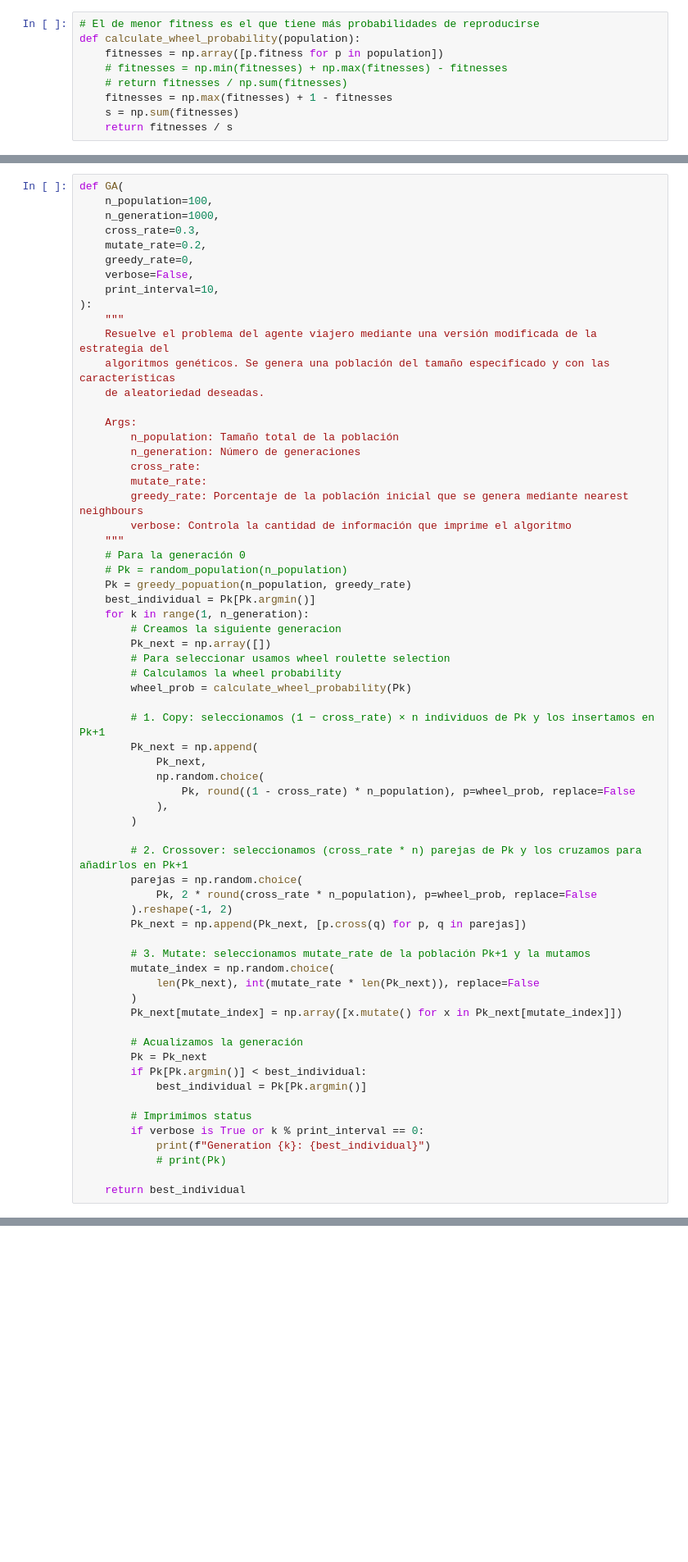
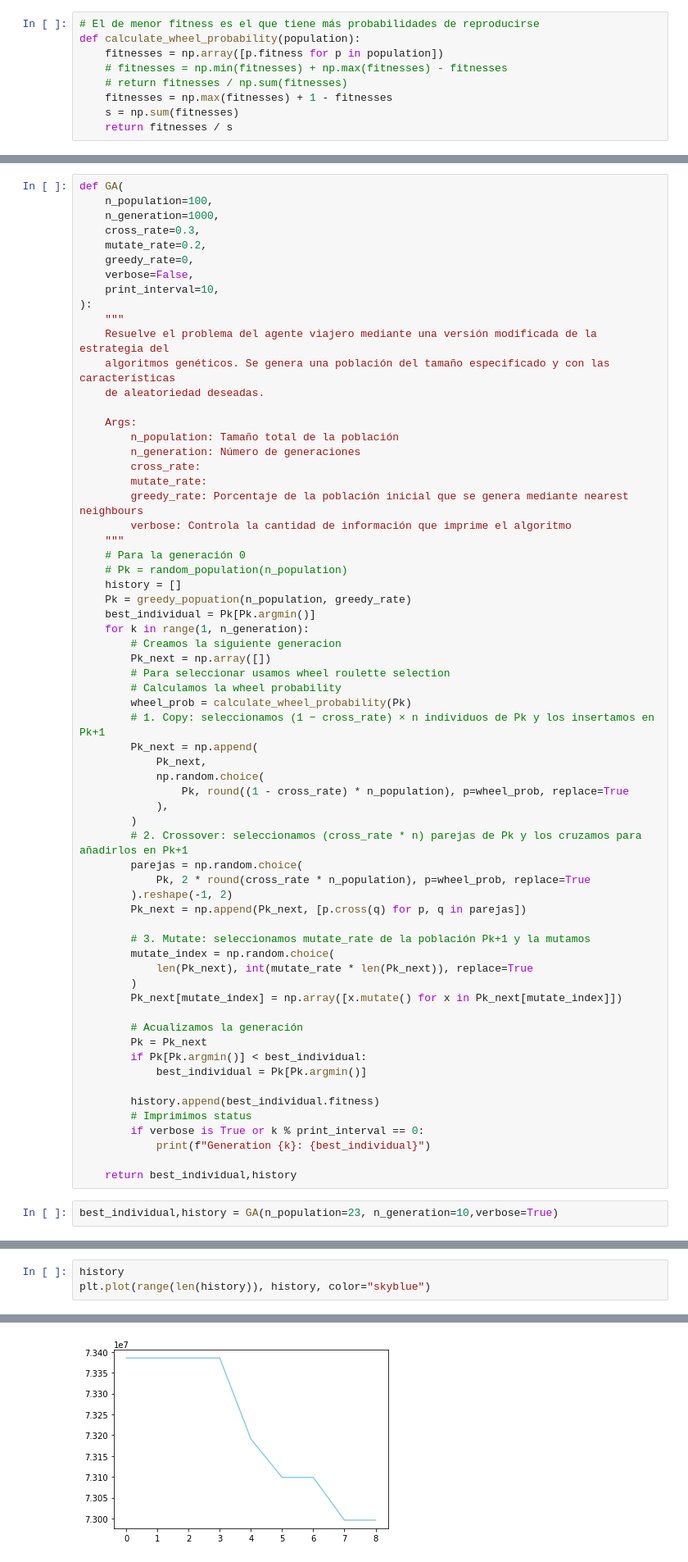
Before and after one commit to Rebeca98/Equipo_InvestigacionOperaciones, a Jupyter notebook: proyecto/Travelling Salesman.ipynb, the cells around one changed output, grey strips where cells are left out. Shown at 82% size. Drawn from its saved outputs; the diff is of its cells as text; blank space fills up the shorter version.

```diff
--- a/proyecto/Travelling Salesman.ipynb
+++ b/proyecto/Travelling Salesman.ipynb
@@ -176,6 +169,7 @@ def GA(
     """
     # Para la generación 0
     # Pk = random_population(n_population)
+    history = []
     Pk = greedy_popuation(n_population, greedy_rate)
     best_individual = Pk[Pk.argmin()]
     for k in range(1, n_generation):
@@ -184,24 +178,22 @@ def GA(
         # Para seleccionar usamos wheel roulette selection
         # Calculamos la wheel probability
         wheel_prob = calculate_wheel_probability(Pk)
-
         # 1. Copy: seleccionamos (1 − cross_rate) × n individuos de Pk y los insertamos en Pk+1
         Pk_next = np.append(
             Pk_next,
             np.random.choice(
-                Pk, round((1 - cross_rate) * n_population), p=wheel_prob, replace=False
+                Pk, round((1 - cross_rate) * n_population), p=wheel_prob, replace=True
             ),
         )
-
         # 2. Crossover: seleccionamos (cross_rate * n) parejas de Pk y los cruzamos para añadirlos en Pk+1
         parejas = np.random.choice(
-            Pk, 2 * round(cross_rate * n_population), p=wheel_prob, replace=False
+            Pk, 2 * round(cross_rate * n_population), p=wheel_prob, replace=True
         ).reshape(-1, 2)
         Pk_next = np.append(Pk_next, [p.cross(q) for p, q in parejas])
 
         # 3. Mutate: seleccionamos mutate_rate de la población Pk+1 y la mutamos
         mutate_index = np.random.choice(
-            len(Pk_next), int(mutate_rate * len(Pk_next)), replace=False
+            len(Pk_next), int(mutate_rate * len(Pk_next)), replace=True
         )
         Pk_next[mutate_index] = np.array([x.mutate() for x in Pk_next[mutate_index]])
 
@@ -210,9 +202,11 @@ def GA(
         if Pk[Pk.argmin()] < best_individual:
             best_individual = Pk[Pk.argmin()]
 
+        history.append(best_individual.fitness)
         # Imprimimos status
         if verbose is True or k % print_interval == 0:
             print(f"Generation {k}: {best_individual}")
-            # print(Pk)
 
-    return best_individual
+    return best_individual,history
+# %%
+best_individual,history = GA(n_population=23, n_generation=10,verbose=True)
@@ -218,0 +223,4 @@ def GA(
+# %%
+history
+plt.plot(range(len(history)), history, color="skyblue")
+# %% [output]
@@ -219 +228,2 @@ def GA(
+[figure, added]
 # %%
```
Also changed, not shown: parts of 14 cells of this notebook, 4 other files.
